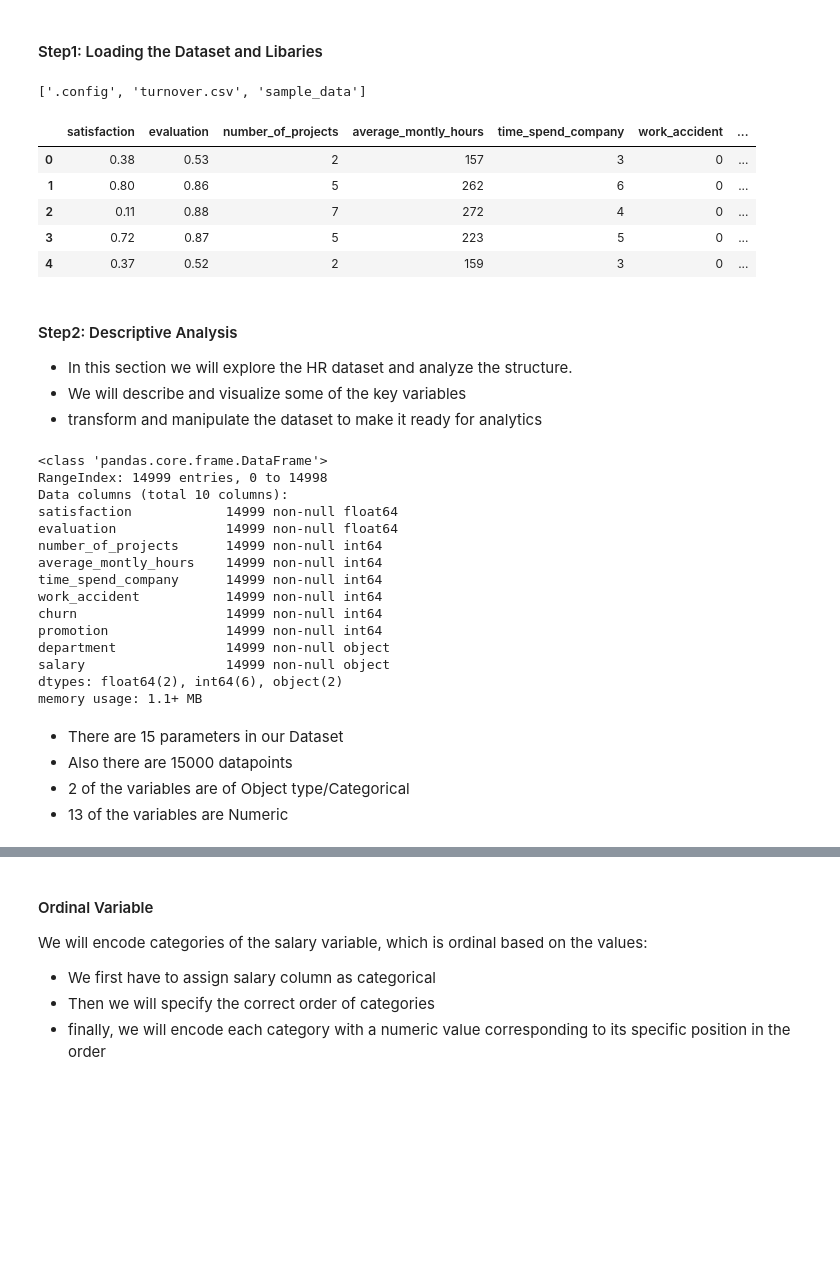
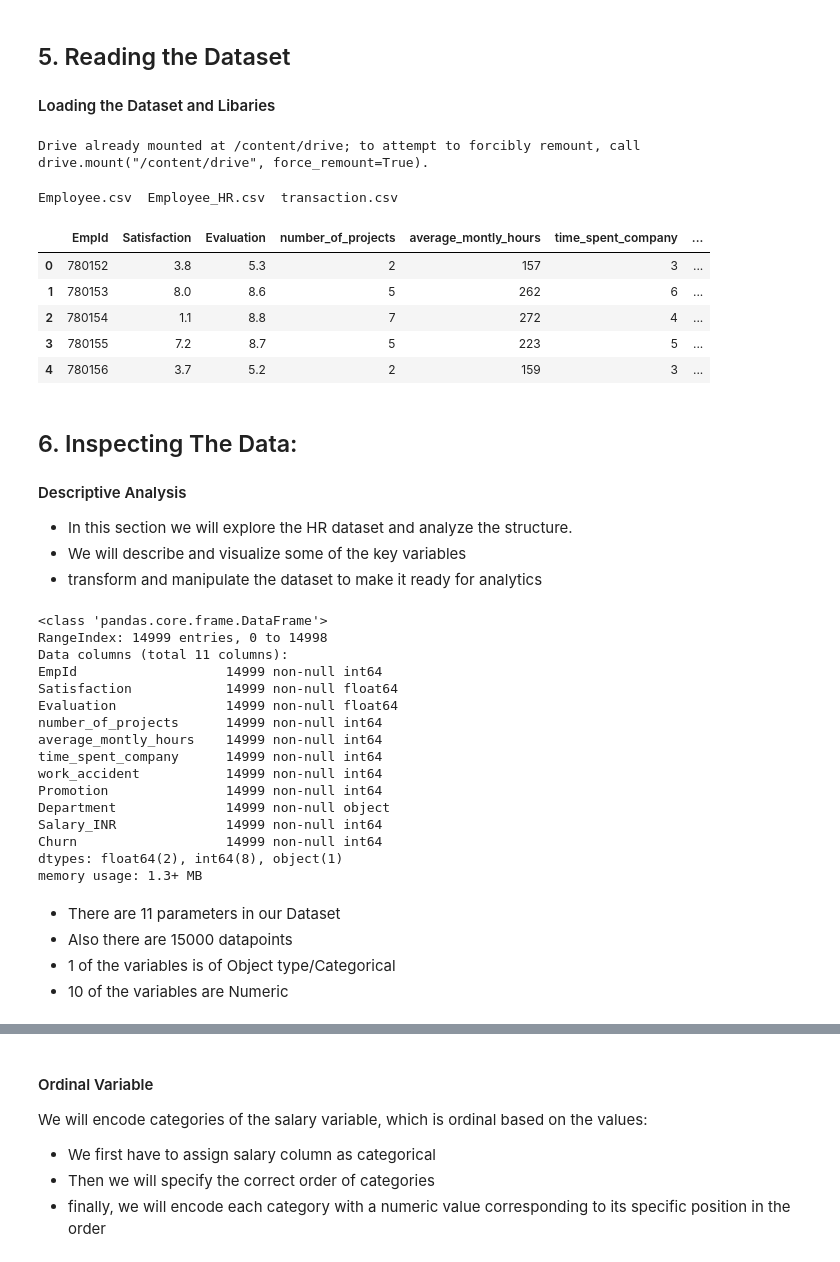
Before and after one commit to sachinkun21/HR-Aanalytics-Predicting-Employe-Churn-Using-Decision-Tree, a Jupyter notebook: HR_Analytics.ipynb, the cells around one changed output, grey strips where cells are left out. Saved outputs shown, nothing was run; the diff lists cells and outputs as text; code cells hidden in the pictures; blank space fills up the shorter version.

```diff
--- a/HR_Analytics.ipynb
+++ b/HR_Analytics.ipynb
@@ -40,35 +102,46 @@ In this, we will concentrate on Employee Turnover production which is related to
 # %% [markdown]
-
-#### Step1: Loading the Dataset and Libaries
+## 5. Reading the Dataset
+#### Loading the Dataset and Libaries
-# %%
-import os
-os.listdir()
-# %% [output]
-['.config', 'turnover.csv', 'sample_data']
+# %%
+import os
+
+
+# Mounting Google drive to read Data
+from google.colab import drive
+drive.mount('/content/drive')
+# %% [output]
+Drive already mounted at /content/drive; to attempt to forcibly remount, call drive.mount("/content/drive", force_remount=True).
+# %%
+ls /content/drive/'My Drive'/DataScience/
+# %% [output]
+Employee.csv  Employee_HR.csv  transaction.csv
 # %%
 # linear algebra
 import numpy as np
 # data processing
 import pandas as pd
 
 # data visualization
 import seaborn as sns
 %matplotlib inline
 from matplotlib import pyplot as plt
 from matplotlib import style
 
 # Reading "turnover.csv" file and saving it in a DataFrame
-df = pd.read_csv("turnover.csv")
+df = pd.read_csv("/content/drive/My Drive/DataScience/Employee_HR.csv")
+
+# printing top 5 rows of DataFrame
 df.head()
 # %% [output]
-|  | satisfaction | evaluation | number_of_projects | average_montly_hours | time_spend_company | work_accident | ... |
-| 0 | 0.38 | 0.53 | 2 | 157 | 3 | 0 | ... |
-| 1 | 0.80 | 0.86 | 5 | 262 | 6 | 0 | ... |
-| 2 | 0.11 | 0.88 | 7 | 272 | 4 | 0 | ... |
-| 3 | 0.72 | 0.87 | 5 | 223 | 5 | 0 | ... |
-| 4 | 0.37 | 0.52 | 2 | 159 | 3 | 0 | ... |
+|  | EmpId | Satisfaction | Evaluation | number_of_projects | average_montly_hours | time_spent_company | ... |
+| 0 | 780152 | 3.8 | 5.3 | 2 | 157 | 3 | ... |
+| 1 | 780153 | 8.0 | 8.6 | 5 | 262 | 6 | ... |
+| 2 | 780154 | 1.1 | 8.8 | 7 | 272 | 4 | ... |
+| 3 | 780155 | 7.2 | 8.7 | 5 | 223 | 5 | ... |
+| 4 | 780156 | 3.7 | 5.2 | 2 | 159 | 3 | ... |
 # %% [markdown]
-#### Step2: Descriptive Analysis
+## 6. Inspecting The Data:
+#### Descriptive Analysis
 - In this section we will explore the HR dataset and analyze the structure.
 - We will describe and visualize some of the key variables
 -  transform and manipulate the dataset to make it ready for analytics
@@ -78,21 +151,22 @@ df.info()
 # %% [output]
 <class 'pandas.core.frame.DataFrame'>
 RangeIndex: 14999 entries, 0 to 14998
-Data columns (total 10 columns):
-satisfaction            14999 non-null float64
-evaluation              14999 non-null float64
+Data columns (total 11 columns):
+EmpId                   14999 non-null int64
+Satisfaction            14999 non-null float64
+Evaluation              14999 non-null float64
 number_of_projects      14999 non-null int64
 average_montly_hours    14999 non-null int64
-time_spend_company      14999 non-null int64
+time_spent_company      14999 non-null int64
 work_accident           14999 non-null int64
-churn                   14999 non-null int64
-promotion               14999 non-null int64
-department              14999 non-null object
-salary                  14999 non-null object
-dtypes: float64(2), int64(6), object(2)
-memory usage: 1.1+ MB
+Promotion               14999 non-null int64
+Department              14999 non-null object
+Salary_INR              14999 non-null int64
+Churn                   14999 non-null int64
+dtypes: float64(2), int64(8), object(1)
+memory usage: 1.3+ MB
 # %% [markdown]
-- There are 15 parameters in our Dataset
+- There are 11 parameters in our Dataset
 - Also there are 15000 datapoints
-- 2 of the variables are of Object type/Categorical
-- 13 of the variables are Numeric
+- 1 of the variables is of Object type/Categorical
+- 10 of the variables are Numeric
```
Also changed, not shown: parts of 60 cells of this notebook.
